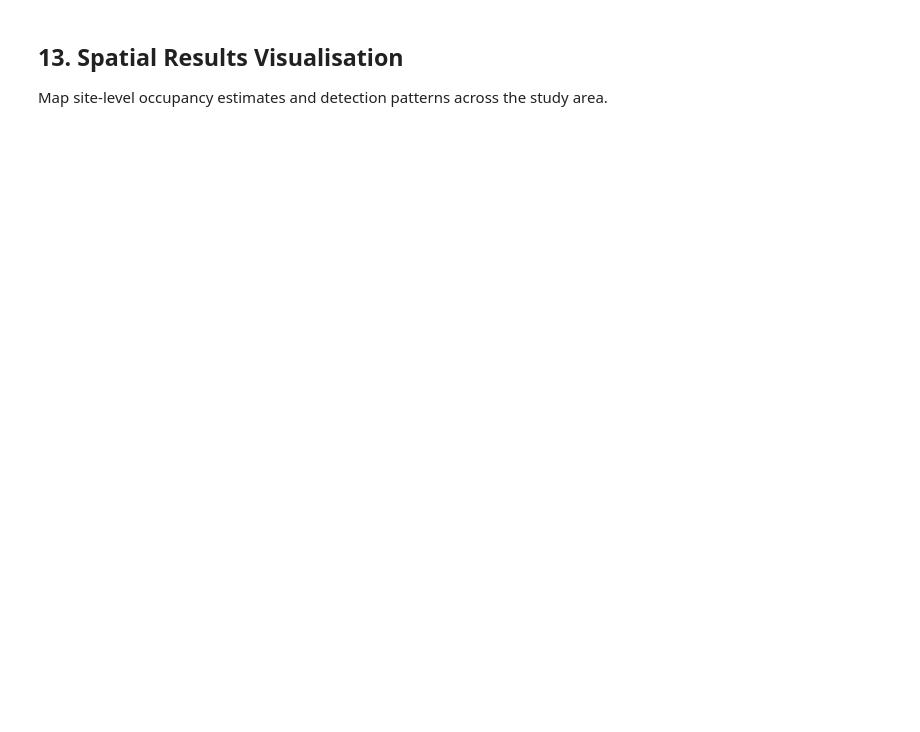
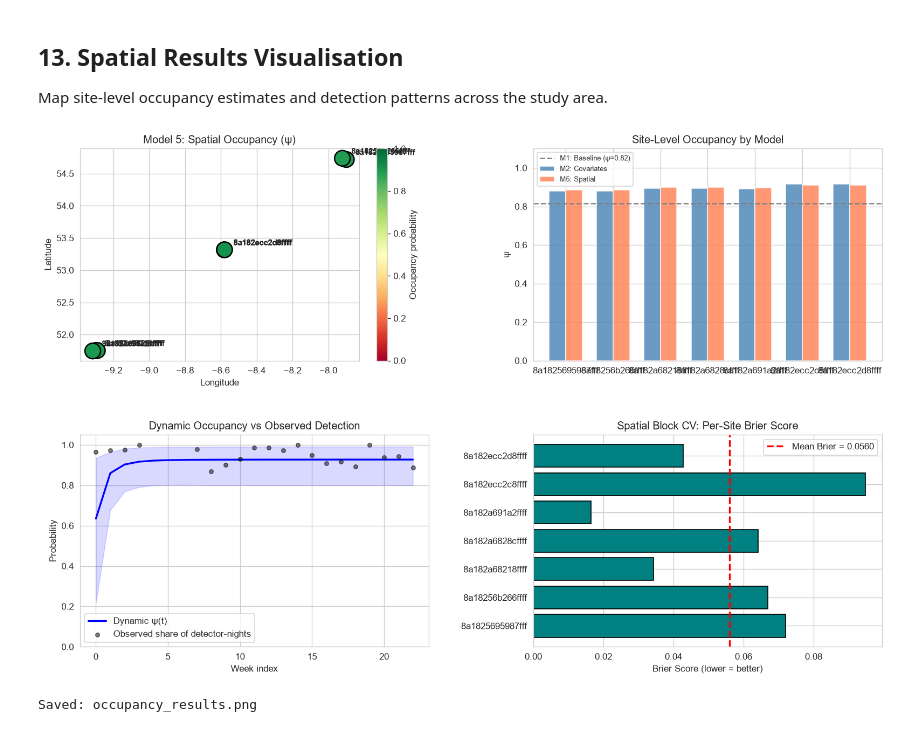
Before and after one commit to TommyMitchellATU/HeatmapBat, a Jupyter notebook: occupancy_modeling.ipynb, the cells around one changed output. Cells and saved outputs as stored; diff of their text form; code cells hidden in the pictures; blank space fills up the shorter version.

```diff
--- a/occupancy_modeling.ipynb
+++ b/occupancy_modeling.ipynb
@@ -860,6 +931,7 @@ for holdout in range(n_sites):
     y_train = y_obs[train_mask]
     y_test = y_obs[test_mask]
     site_train = obs_site[train_mask]
+    det_train = obs_det[train_mask]
     k_train = k_obs[train_mask]
     k_test = k_obs[test_mask]
     doy_train = doy_obs[train_mask]
@@ -891,12 +963,15 @@ for holdout in range(n_sites):
         b_eff = pm.Normal('b_eff', mu=0, sigma=1)
         b_doy = pm.Normal('b_doy', mu=0, sigma=1)
         b_doy2 = pm.Normal('b_doy2', mu=0, sigma=1)
+        s_det = pm.HalfNormal('s_det', sigma=1)
+        det_raw_cv = pm.Normal('det_raw_cv', mu=0, sigma=1, shape=n_detectors)
 
-        logit_p_cv = b0 + b_eff * k_train + b_doy * doy_train + b_doy2 * doy2_train
+        logit_p_cv = (b0 + b_eff * k_train + b_doy * doy_train + b_doy2 * doy2_train
+                      + det_raw_cv[det_train] * s_det)
         p_cv = pm.math.sigmoid(logit_p_cv)
         pm.Bernoulli('y_cv', p=p_cv, observed=y_train)
 
-        trace_cv = pmjax.sample_numpyro_nuts(1000, tune=500, chains=CORES,
+        trace_cv = pmjax.sample_numpyro_nuts(CV_DRAWS, tune=CV_TUNE, chains=CORES,
                                               random_seed=SEED, target_accept=0.9)
 
     # Predict on holdout site
@@ -910,7 +985,7 @@ for holdout in range(n_sites):
 
     # Predicted occupancy for holdout site
     psi_pred = 1 / (1 + np.exp(-(a0_hat + a_lat_hat * lat_std[holdout] + a_lon_hat * lon_std[holdout])))
-    # Predicted detection
+    # Predicted detection at the average detector (offset 0): the held-out site is treated as unseen
     p_pred = 1 / (1 + np.exp(-(b0_hat + b_eff_hat * k_test + b_doy_hat * doy_test + b_doy2_hat * doy2_test)))
 
     # P(y=1) = psi * p (marginal over z)
@@ -1061,34 +1165,37 @@ ax2.legend(fontsize=8)
 ax2.set_ylim(0, 1.1)
 
 # --- Plot 3: Temporal detection pattern with model fit ---
 ax3 = fig.add_subplot(gs[1, 0])
 # M4 dynamic trajectory
 psi_traj_mean = trace_m4.posterior['psi_t'].values.mean(axis=(0, 1))
 psi_traj_low = np.percentile(trace_m4.posterior['psi_t'].values, 2.5, axis=(0, 1))
 psi_traj_high = np.percentile(trace_m4.posterior['psi_t'].values, 97.5, axis=(0, 1))
 ax3.plot(range(n_weeks), psi_traj_mean, 'b-', linewidth=2, label='Dynamic ψ(t)')
 ax3.fill_between(range(n_weeks), psi_traj_low, psi_traj_high, alpha=0.15, color='blue')
 # Overlay observed weekly detection rate
 obs_weekly_rate = np.nanmean(Y_week, axis=0)
-ax3.scatter(range(n_weeks), obs_weekly_rate, s=20, c='black', alpha=0.5, label='Observed rate', zorder=5)
+ax3.scatter(range(n_weeks), obs_weekly_rate, s=20, c='black', alpha=0.5, label='Observed share of detector-nights', zorder=5)
 ax3.set_xlabel('Week index')
 ax3.set_ylabel('Probability')
 ax3.set_title('Dynamic Occupancy vs Observed Detection')
 ax3.legend()
 ax3.set_ylim(0, 1.05)
 
 # --- Plot 4: Cross-validation results ---
 ax4 = fig.add_subplot(gs[1, 1])
 ax4.barh(cv_df['holdout_site'], cv_df['brier'], color='teal', edgecolor='black')
 ax4.axvline(cv_df['brier'].mean(), color='red', linestyle='--', linewidth=2,
             label=f'Mean Brier = {cv_df["brier"].mean():.4f}')
 ax4.set_xlabel('Brier Score (lower = better)')
 ax4.set_title('Spatial Block CV: Per-Site Brier Score')
 ax4.legend()
 
 plt.savefig('occupancy_results.png', dpi=150, bbox_inches='tight')
 plt.show()
 print('Saved: occupancy_results.png')
+# %% [output]
+[figure, added]
+Saved: occupancy_results.png
 # %% [markdown]
 ## 14. Summary
 
```
Also changed, not shown: parts of 18 cells of this notebook, 4 other files.
